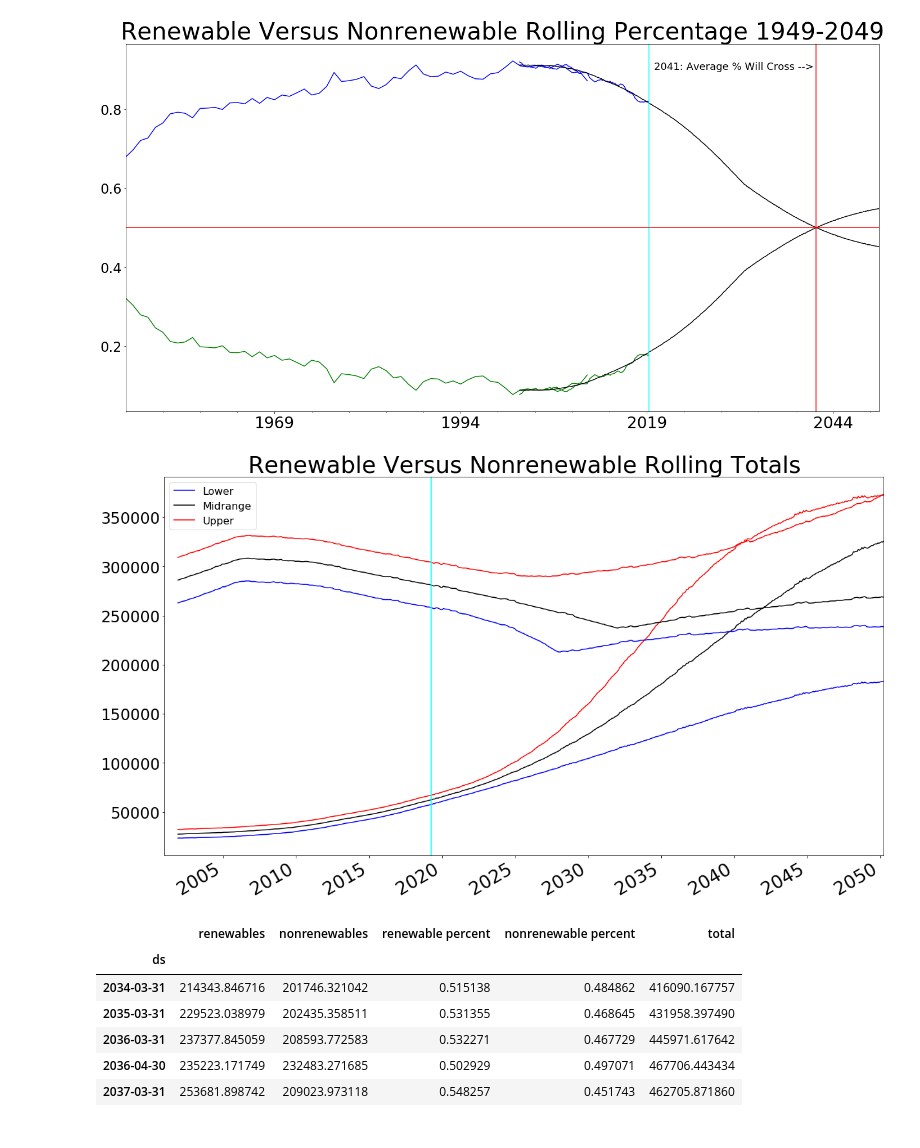
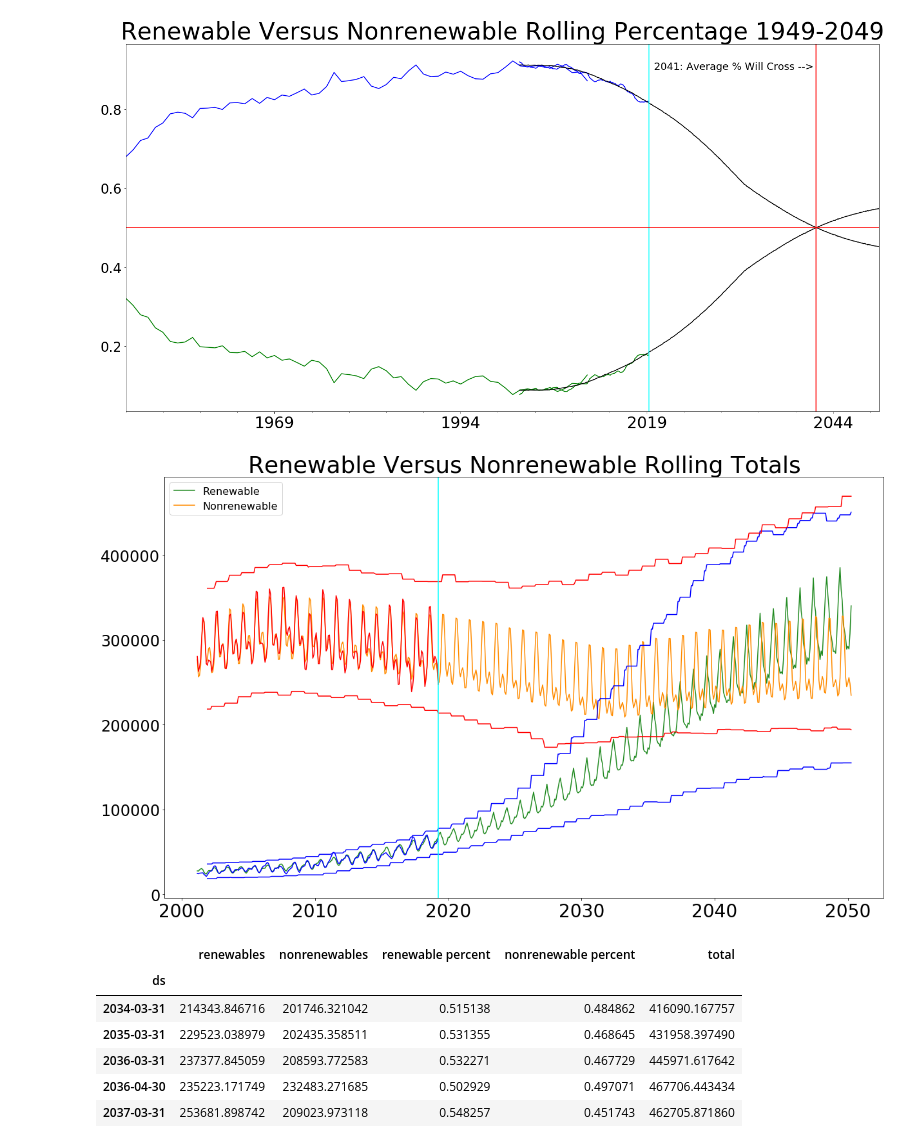
Before and after one commit to nmcalow/Capstone_Renewable_Energy, a Jupyter notebook: conclusions/Conclusions.ipynb, the cells around one changed output. Cells and saved outputs as stored; diff of their text form; code cells hidden in the pictures.

Commit message:
Fixed up some graphs, using Seaborn funcitonality

```diff
--- a/conclusions/Conclusions.ipynb
+++ b/conclusions/Conclusions.ipynb
@@ -118,21 +118,28 @@ plt.axhline(0.5, color = 'red');
 [figure]
 # %%
 plt.figure(figsize = (20,12))
-pred_lower['renewables'].rolling(12).mean().plot(color = 'blue', label = 'Lower')
-pred_mid['renewables'].rolling(12).mean().plot(color = 'black', label = "Midrange")
-pred_upper['renewables'].rolling(12).mean().plot(color = 'red', label = "Upper")
 
-pred_lower['nonrenewables'].rolling(12).mean().plot(color = 'blue', label = 'Lower')
-pred_mid['nonrenewables'].rolling(12).mean().plot(color = 'black', label = "Midrange")
-pred_upper['nonrenewables'].rolling(12).mean().plot(color = 'red', label = 'Upper')
-plt.legend(['Lower', 'Midrange', 'Upper'], fontsize = 16)
+sns.lineplot(data = pred_mid['renewables'].rolling(3).mean(), color = 'forestgreen', dashes= True)
+sns.lineplot(data = pred_mid['nonrenewables'].rolling(3).mean(), color = 'darkorange', dashes = True)
+
+sns.lineplot(data = df_recent['Renewable Total'].rolling(3).mean(), color = 'blue' )
+sns.lineplot(data = df_recent['Nonrenewable Total'].rolling(3).mean(), color = 'red')
+
+sns.lineplot(data = pred_lower['renewables'].rolling(12).min(), color = 'blue')
+sns.lineplot(data = pred_upper['renewables'].rolling(12).max(), color = 'blue')
+
+
+sns.lineplot(data = pred_lower['nonrenewables'].rolling(12).min(), color = 'red')
+sns.lineplot(data = pred_upper['nonrenewables'].rolling(12).max(), color = 'red')
+
+plt.legend(['Renewable', 'Nonrenewable'], fontsize = 16)
 plt.title("Renewable Versus Nonrenewable Rolling Totals", size = 36)
 plt.xticks(fontsize = 28)
 plt.xlabel("")
 plt.yticks(fontsize = 24)
 plt.axvline('04-01-2019', color = 'cyan');
 # %% [output]
-[figure, old version]
+[figure, new version]
 # %%
 features = ['renewables', 'nonrenewables', 'renewable percent', 'nonrenewable percent', 'total']
 # %%
```
